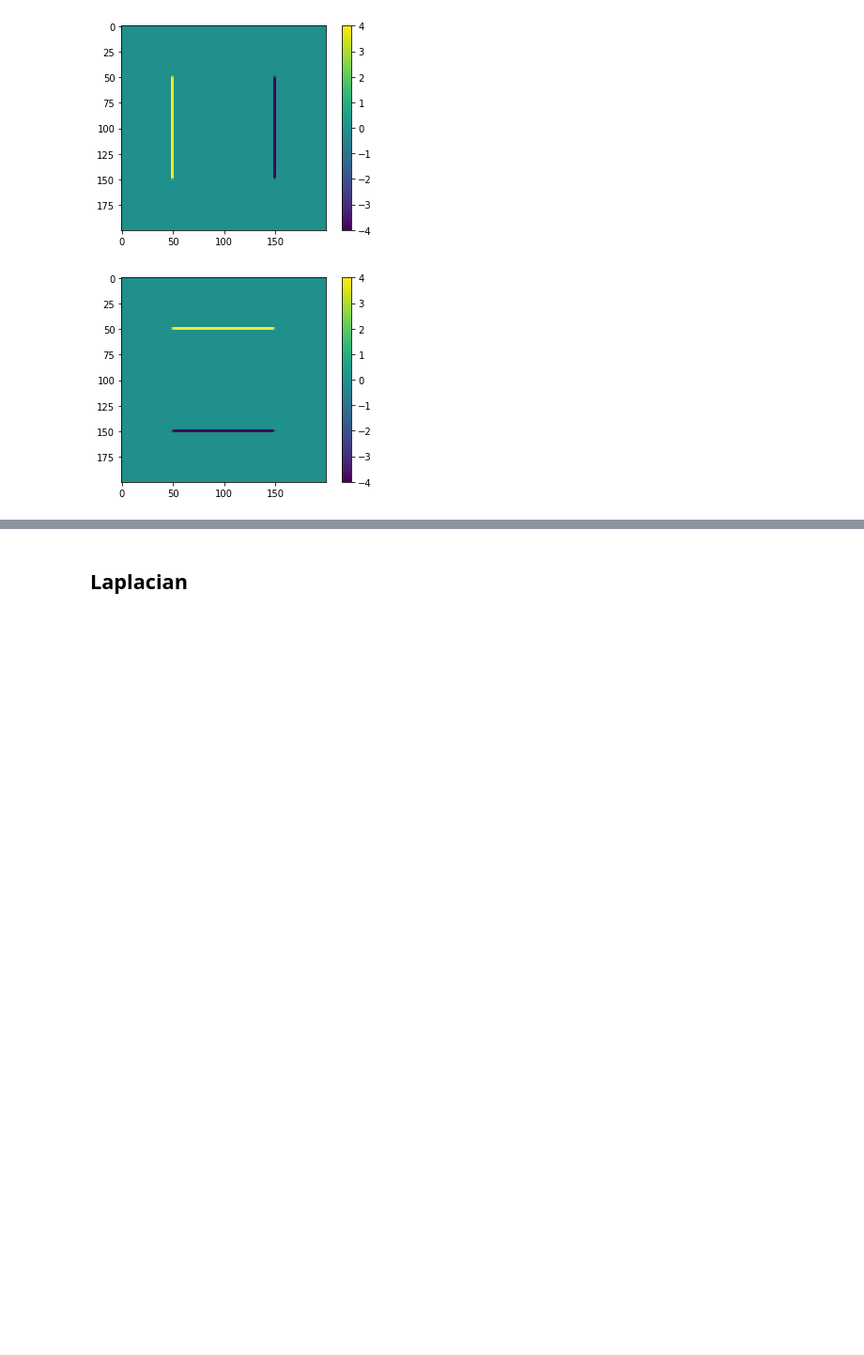
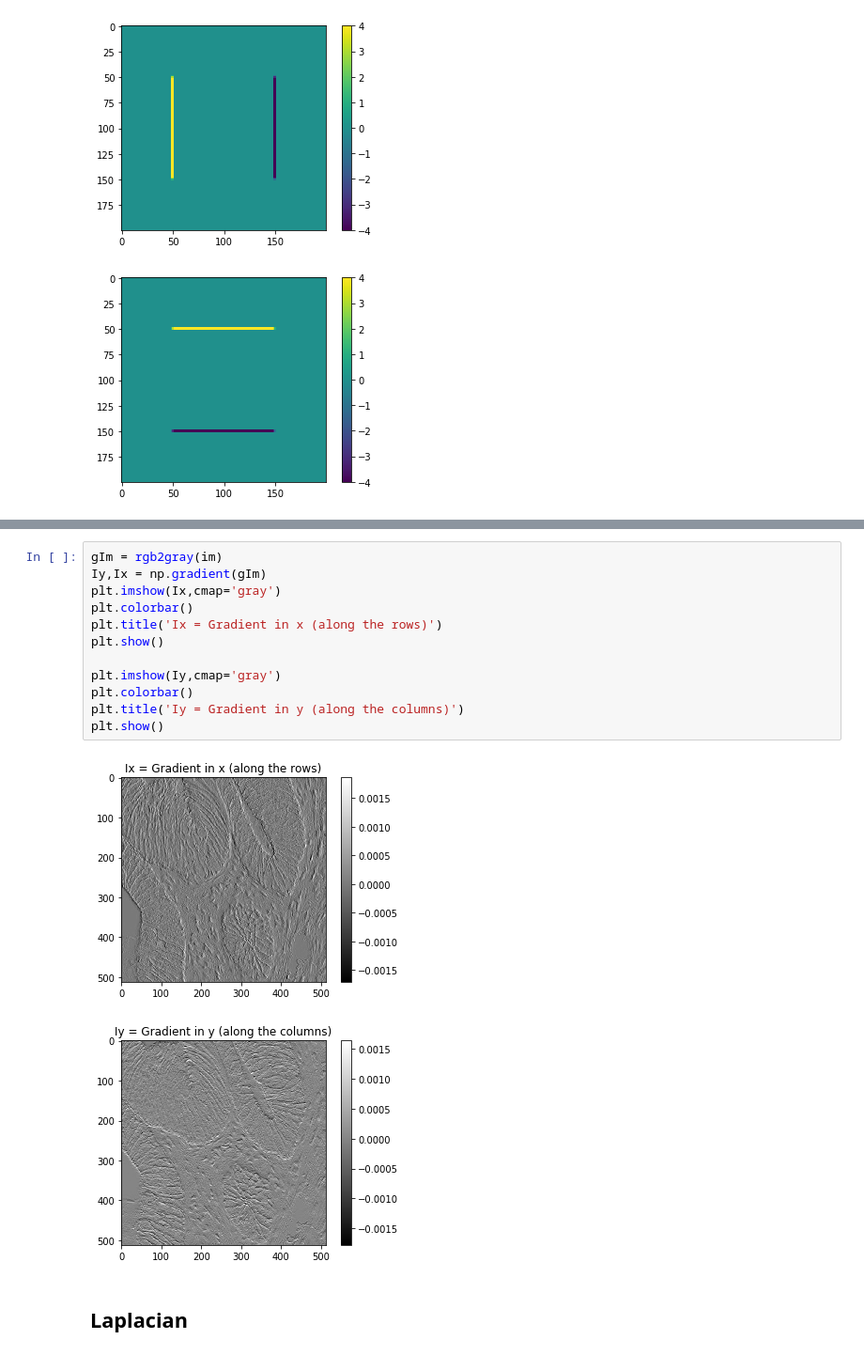
Before and after one commit to johnandsims/MedicalPhysics-ImageExperiments, a Jupyter notebook: 2_SpatialFiltering_py/2_SpatialFiltering.ipynb, the cells around one changed output, grey strips where cells are left out. Shown at 94% size. Cells and saved outputs as stored; diff of their text form; blank space fills up the shorter version.

```diff
--- a/2_SpatialFiltering_py/2_SpatialFiltering.ipynb
+++ b/2_SpatialFiltering_py/2_SpatialFiltering.ipynb
@@ -392,3 +454,18 @@ Isobx of datatype int16
+# %%
+gIm = rgb2gray(im)
+Iy,Ix = np.gradient(gIm)
+plt.imshow(Ix,cmap='gray')
+plt.colorbar()
+plt.title('Ix = Gradient in x (along the rows)')
+plt.show()
+
+plt.imshow(Iy,cmap='gray')
+plt.colorbar()
+plt.title('Iy = Gradient in y (along the columns)')
+plt.show()
+# %% [output]
+[figure, added]
+[figure, added]
 # %% [markdown]
 ## Laplacian
 # %%
```
Also changed, not shown: parts of 39 cells of this notebook, 1 other file.
